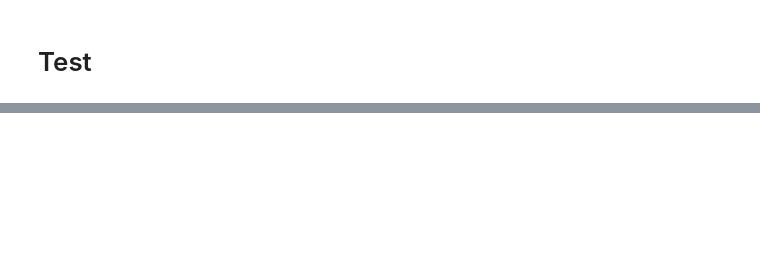
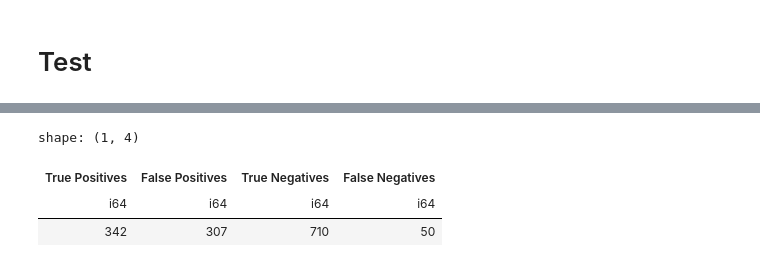
Before and after one commit to dalmeida64/NOVAIMS_EDSB25_30, a Jupyter notebook: src/04_FinalSolution/0401_final.ipynb, the cells around one changed output, grey strips where cells are left out. Cells and saved outputs as stored; diff of their text form; code cells hidden in the pictures; blank space fills up the shorter version.

```diff
--- a/src/04_FinalSolution/0401_final.ipynb
+++ b/src/04_FinalSolution/0401_final.ipynb
@@ -424,4 +523,5 @@ df_test = encodeBivariateVariables(df_test, bivalue_columns, valid_vals)
 df_test = encodeMuitivariateVariables(df_test)
 df_test = featureEngineering(df_test)
 df_test = dropColumns(df_test)
-df_test = apply_feature_selection(df_test, 2)
+df_test = convertToPandas(df_test)
+df_test = setIndex(df_test)
@@ -498,0 +528,12 @@ AttributeError: 'DataFrame' object has no attribute 'index'
+# %%
+df_test_1 = apply_feature_selection(df_test, 1)
+df_test_2 = apply_feature_selection(df_test, 2)
+df_test_3 = apply_feature_selection(df_test, 3)
+# %%
+predict_proba_1 = predict(df_test_1, df_1, model_NN_1)
+predict_proba_2 = predict(df_test_2, df_2, model_NN_2)
+predict_proba_3 = predict(df_test_3, df_3, model_NN_3)
+# %%
+confusion_1 = confusionMatrixBasedOnPredictedProb(predict_proba_1, df_test_1, 0.326077)
+confusion_2 = confusionMatrixBasedOnPredictedProb(predict_proba_2, df_test_2, 0.420183)
+confusion_3 = confusionMatrixBasedOnPredictedProb(predict_proba_3, df_test_3, 0.355473)
@@ -498,0 +556,7 @@ AttributeError: 'DataFrame' object has no attribute 'index'
+# %%
+confusion_1
+# %% [output]
+shape: (1, 4)
+| True Positives | False Positives | True Negatives | False Negatives |
+| i64 | i64 | i64 | i64 |
+| 342 | 307 | 710 | 50 |
```
Also changed, not shown: parts of 23 cells of this notebook, 2 other files.
